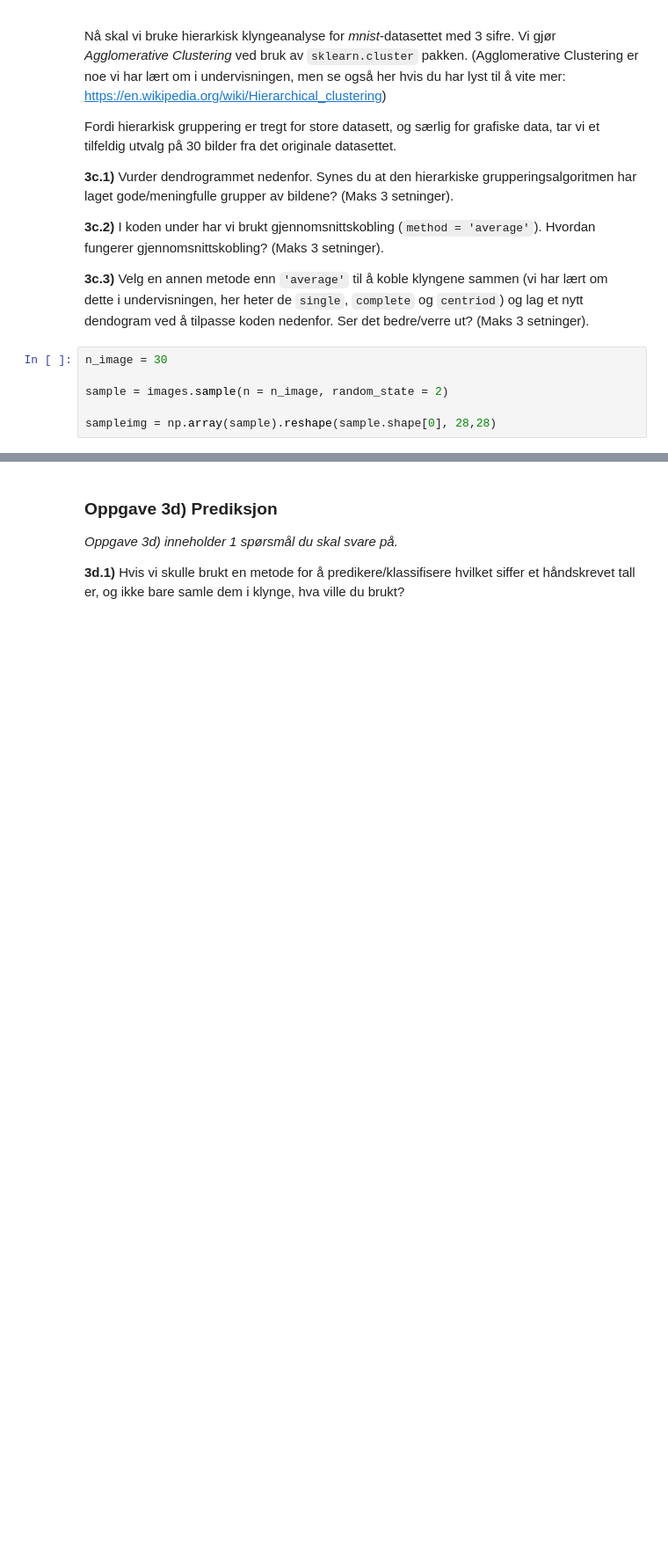
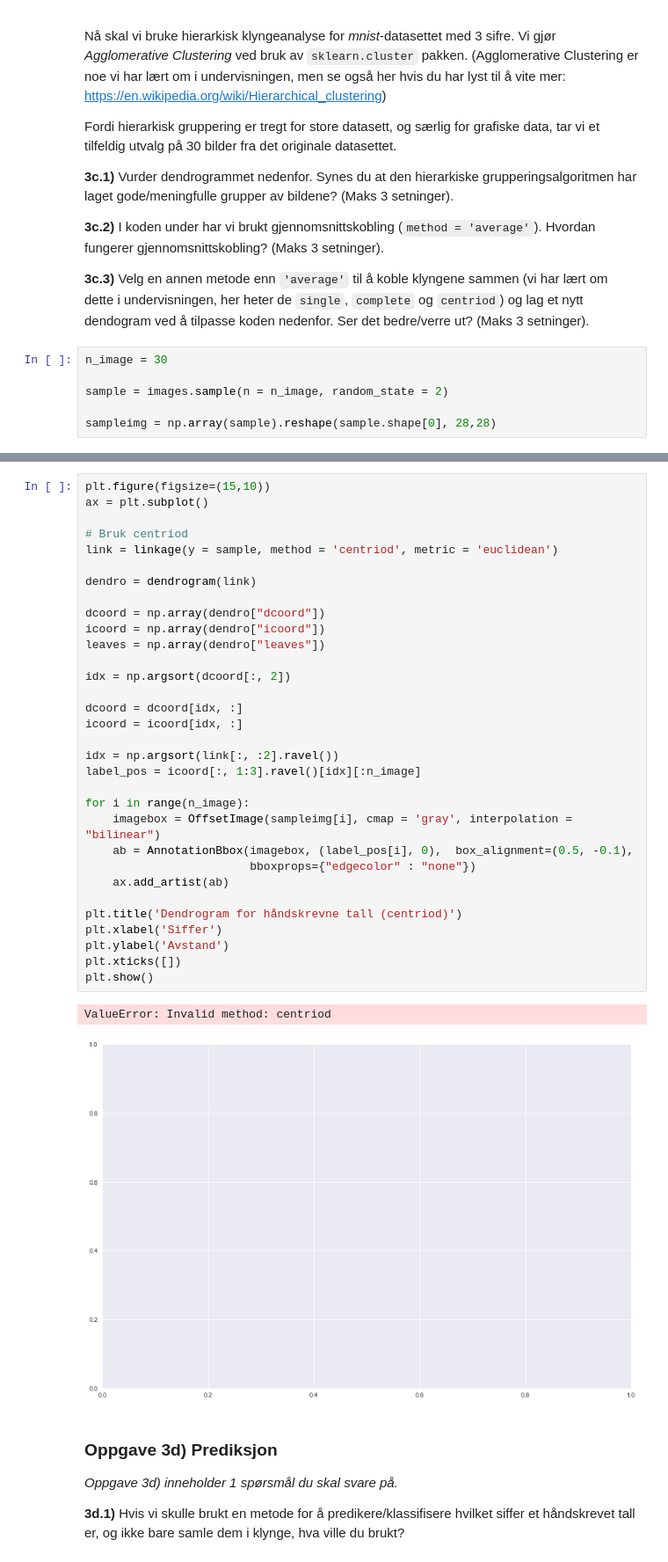
Before and after one commit to sagrimstad/ISTA1003_prosjekt, a Jupyter notebook: oppg3.ipynb, the cells around one changed output, grey strips where cells are left out. Shown: that part at 88% size. Saved outputs shown, nothing was run; the diff lists cells and outputs as text; blank space fills up the shorter version.

```diff
--- a/oppg3.ipynb
+++ b/oppg3.ipynb
@@ -231,3 +292,38 @@ plt.show()
+# %%
+plt.figure(figsize=(15,10))
+ax = plt.subplot()
+
+# Bruk centriod
+link = linkage(y = sample, method = 'centriod', metric = 'euclidean')
+
+dendro = dendrogram(link)
+
+dcoord = np.array(dendro["dcoord"])
+icoord = np.array(dendro["icoord"])
+leaves = np.array(dendro["leaves"])
+
+idx = np.argsort(dcoord[:, 2])
+
+dcoord = dcoord[idx, :]
+icoord = icoord[idx, :]
+
+idx = np.argsort(link[:, :2].ravel())
+label_pos = icoord[:, 1:3].ravel()[idx][:n_image]
+
+for i in range(n_image):
+    imagebox = OffsetImage(sampleimg[i], cmap = 'gray', interpolation = "bilinear")
+    ab = AnnotationBbox(imagebox, (label_pos[i], 0),  box_alignment=(0.5, -0.1),
+                        bboxprops={"edgecolor" : "none"})
+    ax.add_artist(ab)
+
+plt.title('Dendrogram for håndskrevne tall (centriod)')
+plt.xlabel('Siffer')
+plt.ylabel('Avstand')
+plt.xticks([])
+plt.show()
+# %% [output]
+ValueError: Invalid method: centriod
+[figure, added]
 # %% [markdown]
 ### Oppgave 3d) Prediksjon<a name="oppgave3d"></a>
 
```
Also changed, not shown: parts of 5 cells of this notebook, 1 other file.
